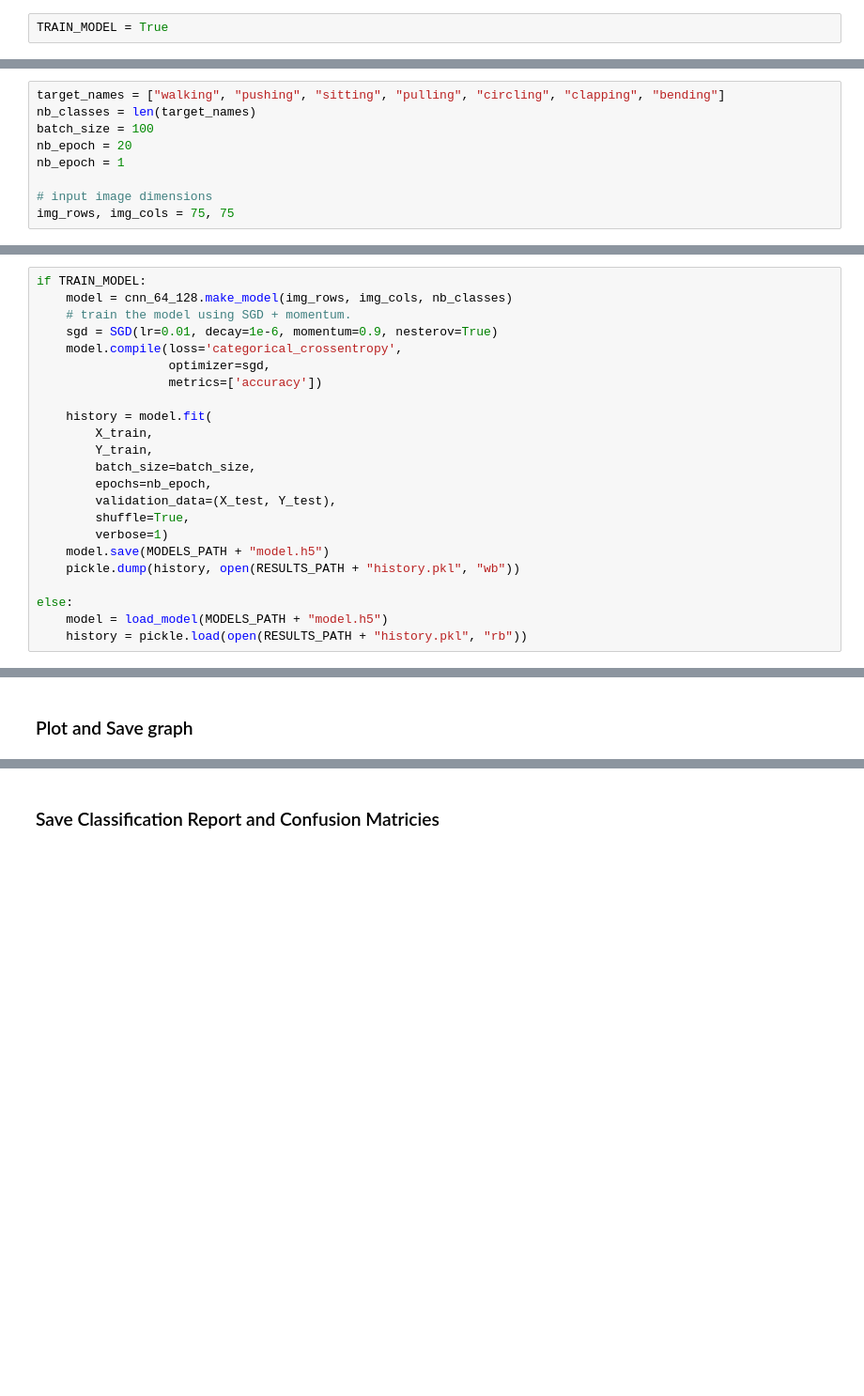
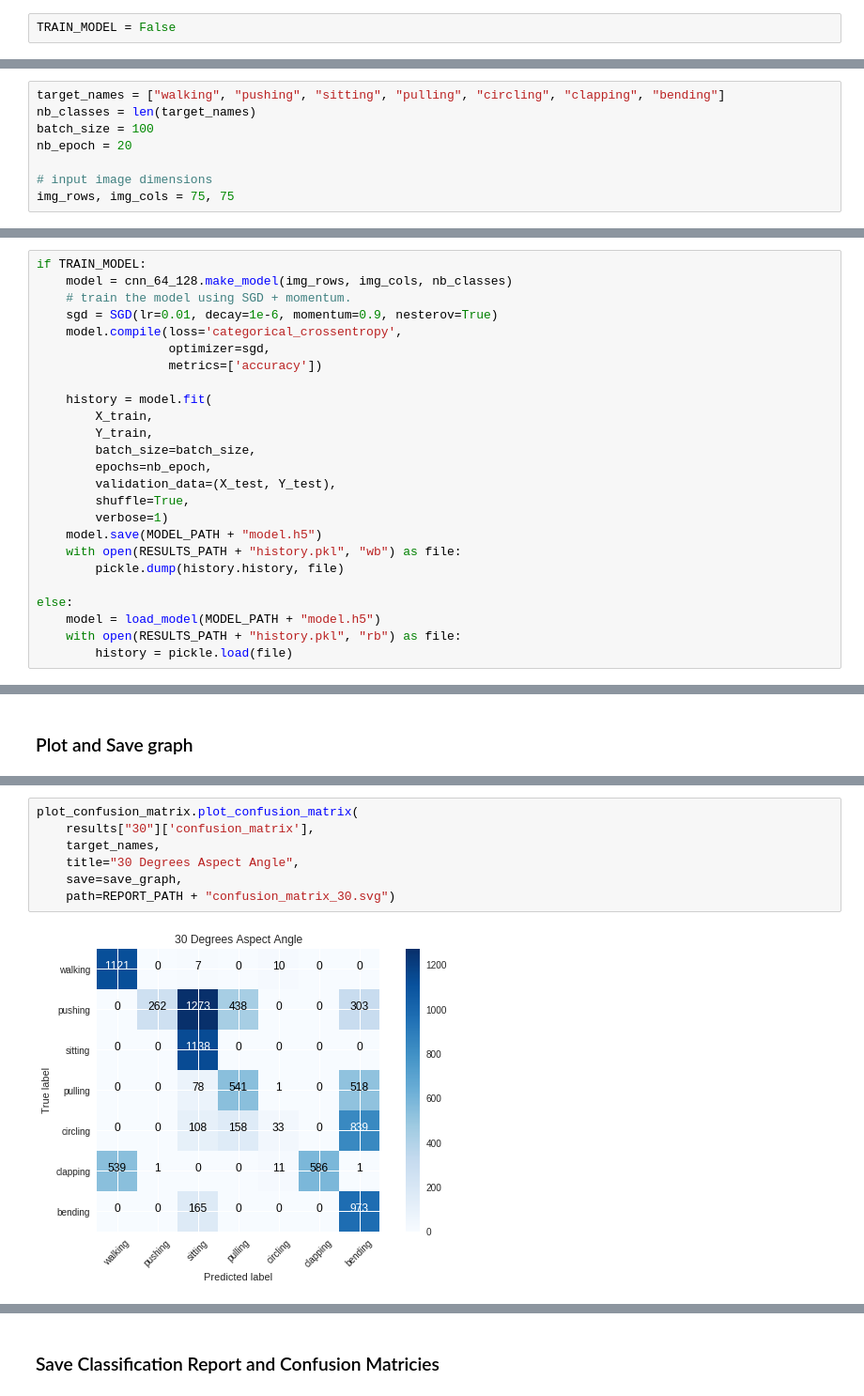
Before and after one commit to Andrew-Mackay/Adapting-the-WaveNet-Deep-Learning-Model-for-RADAR-Classification, a Jupyter notebook: notebooks/baseline_model/train_all_0_test_30_45_60.ipynb, the cells around one changed output, grey strips where cells are left out. Shown: that part at 94% size. Saved outputs shown, nothing was run; the diff lists cells and outputs as text; blank space fills up the shorter version.

```diff
--- a/notebooks/baseline_model/train_all_0_test_30_45_60.ipynb
+++ b/notebooks/baseline_model/train_all_0_test_30_45_60.ipynb
@@ -13,7 +13,7 @@ This variable sets whether to load results or train the model.
 * If set to True then the model will be trained, history saved, new graphs generated and saved and new analysis produced.
 * If set to False then a pre-trained version of the model will be loaded along with a history object.
 # %%
-TRAIN_MODEL = True
+TRAIN_MODEL = False
 # %% [markdown]
 ## Notebook setup
 # %% [markdown]
@@ -71,7 +81,6 @@ target_names = ["walking", "pushing", "sitting", "pulling", "circling", "clappin
 nb_classes = len(target_names)
 batch_size = 100
 nb_epoch = 20
-nb_epoch = 1
 
 # input image dimensions
 img_rows, img_cols = 75, 75
@@ -120,9 +129,11 @@ if TRAIN_MODEL:
         validation_data=(X_test, Y_test),
         shuffle=True,
         verbose=1)
-    model.save(MODELS_PATH + "model.h5")
-    pickle.dump(history, open(RESULTS_PATH + "history.pkl", "wb"))
+    model.save(MODEL_PATH + "model.h5")
+    with open(RESULTS_PATH + "history.pkl", "wb") as file:
+        pickle.dump(history.history, file)
 
 else:
-    model = load_model(MODELS_PATH + "model.h5")
-    history = pickle.load(open(RESULTS_PATH + "history.pkl", "rb"))
+    model = load_model(MODEL_PATH + "model.h5")
+    with open(RESULTS_PATH + "history.pkl", "rb") as file:
+        history = pickle.load(file)
@@ -191,0 +182,9 @@ if not load_models:
+# %%
+plot_confusion_matrix.plot_confusion_matrix(
+    results["30"]['confusion_matrix'],
+    target_names,
+    title="30 Degrees Aspect Angle",
+    save=save_graph,
+    path=REPORT_PATH + "confusion_matrix_30.svg")
+# %% [output]
+[figure, added]
```
Also changed, not shown: parts of 12 cells of this notebook, 38 other files.
